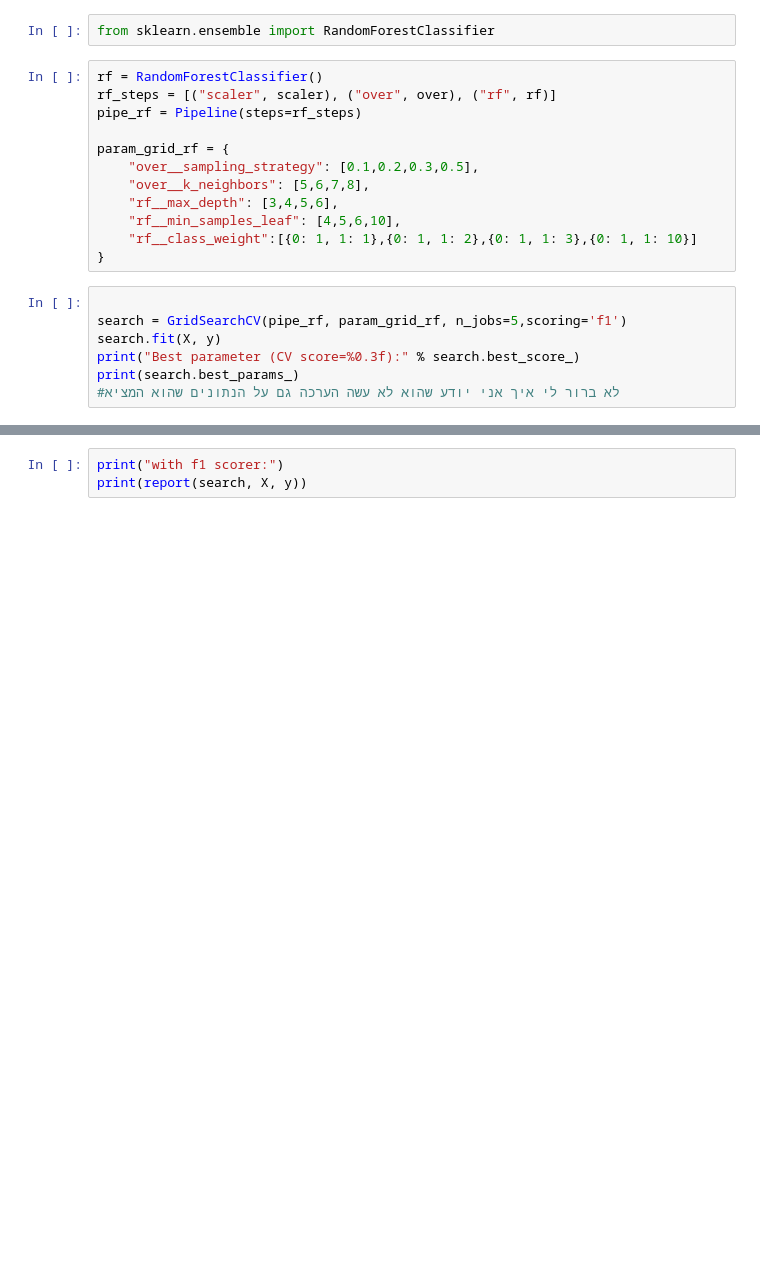
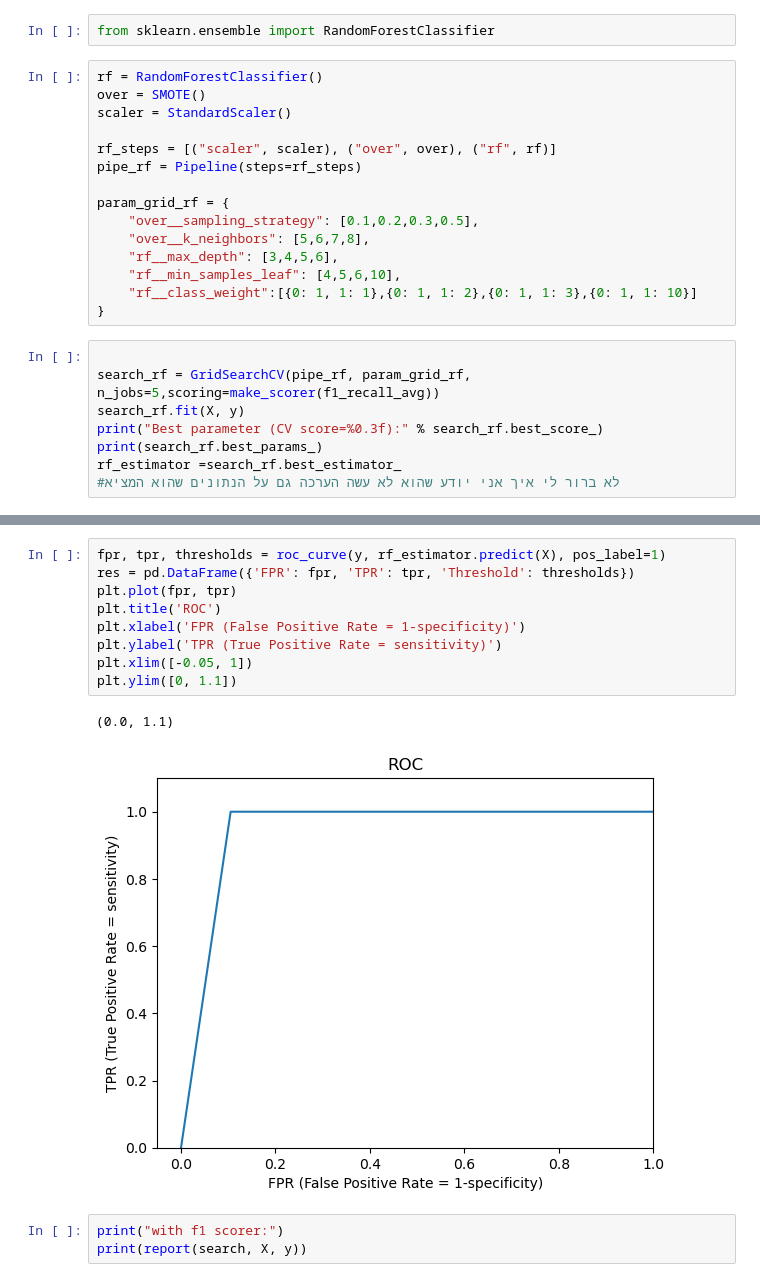
Before and after one commit to roy2392/breast_cancer_classification, a Jupyter notebook: pipline for A Stage.ipynb, the cells around one changed output, grey strips where cells are left out. Saved outputs shown, nothing was run; the diff lists cells and outputs as text; blank space fills up the shorter version.

```diff
--- a/pipline for A Stage.ipynb
+++ b/pipline for A Stage.ipynb
@@ -249,6 +234,9 @@ weighted avg       0.98      0.93      0.95      4024
 from sklearn.ensemble import RandomForestClassifier
 # %%
 rf = RandomForestClassifier()
+over = SMOTE()
+scaler = StandardScaler()
+
 rf_steps = [("scaler", scaler), ("over", over), ("rf", rf)]
 pipe_rf = Pipeline(steps=rf_steps)
 
@@ -261,9 +249,10 @@ param_grid_rf = {
 }
 # %%
 
-search = GridSearchCV(pipe_rf, param_grid_rf, n_jobs=5,scoring='f1')
-search.fit(X, y)
-print("Best parameter (CV score=%0.3f):" % search.best_score_)
-print(search.best_params_)
+search_rf = GridSearchCV(pipe_rf, param_grid_rf, n_jobs=5,scoring=make_scorer(f1_recall_avg))
+search_rf.fit(X, y)
+print("Best parameter (CV score=%0.3f):" % search_rf.best_score_)
+print(search_rf.best_params_)
+rf_estimator =search_rf.best_estimator_
 #לא ברור לי איך אני יודע שהוא לא עשה הערכה גם על הנתונים שהוא המציא
 # %% [output]
@@ -276,3 +280,15 @@ print('Mean ROC AUC: %.3f' % mean(scores))
+# %%
+fpr, tpr, thresholds = roc_curve(y, rf_estimator.predict(X), pos_label=1)
+res = pd.DataFrame({'FPR': fpr, 'TPR': tpr, 'Threshold': thresholds})
+plt.plot(fpr, tpr)
+plt.title('ROC')
+plt.xlabel('FPR (False Positive Rate = 1-specificity)')
+plt.ylabel('TPR (True Positive Rate = sensitivity)')
+plt.xlim([-0.05, 1])
+plt.ylim([0, 1.1])
+# %% [output]
+(0.0, 1.1)
+[figure, added]
 # %%
 print("with f1 scorer:")
 print(report(search, X, y))
```
Also changed, not shown: parts of 62 cells of this notebook, 1 other file.
